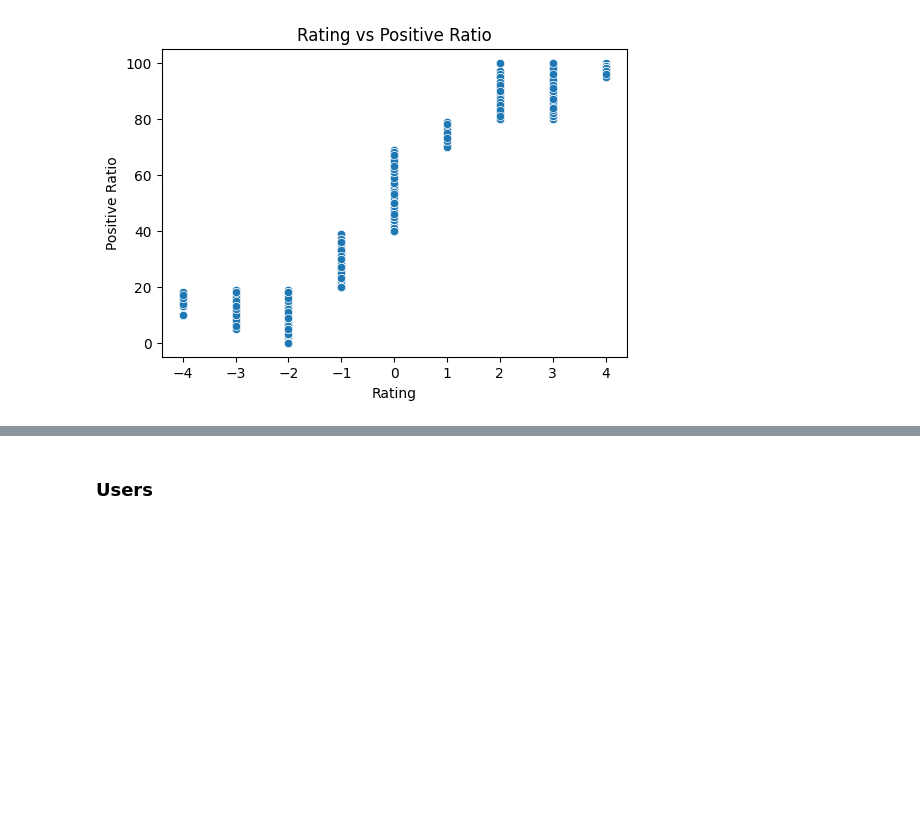
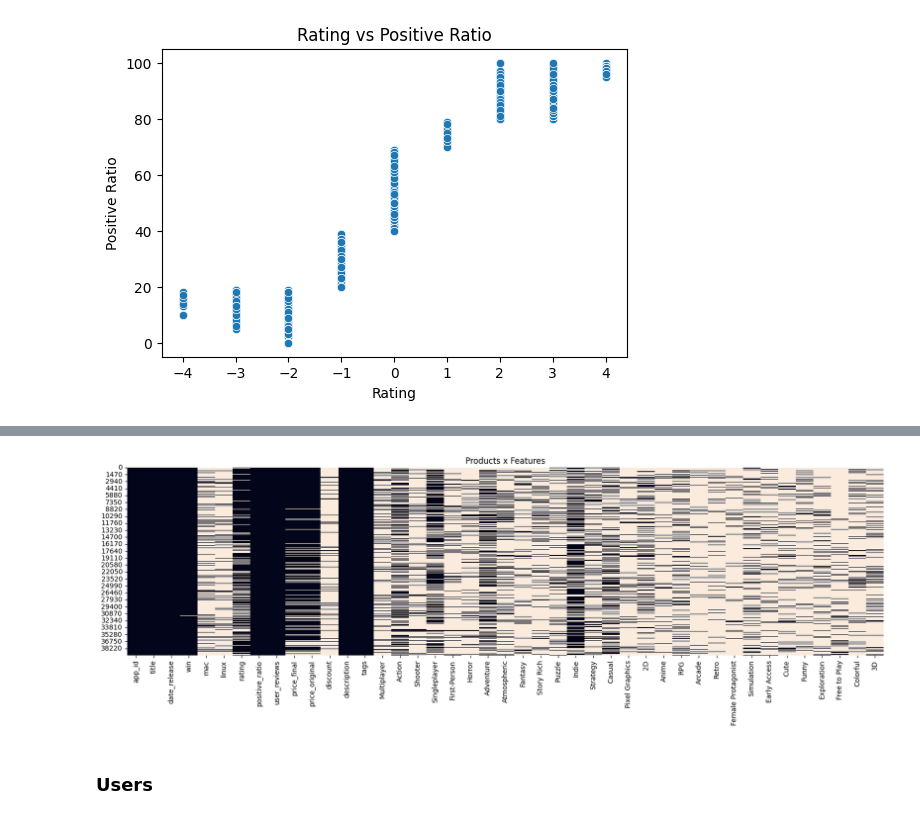
Before and after one commit to slvhuang/DL-Steam-Game-Recommender-System, a Jupyter notebook: 2_eda_feature_eng.ipynb, the cells around one changed output, grey strips where cells are left out. Cells and saved outputs as stored; diff of their text form; code cells hidden in the pictures; blank space fills up the shorter version.

```diff
--- a/2_eda_feature_eng.ipynb
+++ b/2_eda_feature_eng.ipynb
@@ -127,0 +159,9 @@ plt.show()
+# %%
+# get unqiue list of tags from the tags column (list of tags)
+tags = set()
+for tag_list in games_detail_df['tags']:
+    for tag in eval(tag_list):
+        tags.add(tag)
+
+tags = list(tags)
+tags[:10]
@@ -127,0 +183,10 @@ plt.show()
+# %%
+# count the number of tags appeared in each game
+from collections import Counter
+
+tags_counter = Counter()
+
+for tag_list in games_detail_df['tags']:
+    tags_counter.update(eval(tag_list))
+
+tags_counter.most_common(10)
@@ -127,0 +204,4 @@ plt.show()
+# %%
+# select tags that appeared more than 10% of the time
+tags_to_keep = [tag for tag, count in tags_counter.items() if count >= 0.1 * len(games_detail_df)]
+len(tags_to_keep)
@@ -127,0 +230,4 @@ plt.show()
+# %%
+# encode tags_to_keep as binary columns in games_detail_df
+for tag in tags_to_keep:
+    games_detail_df[tag] = games_detail_df['tags'].apply(lambda x: 1 if tag in x else 0)
@@ -127,0 +240,6 @@ plt.show()
+# %%
+fig, ax = plt.subplots(figsize=(20,5))
+sns.heatmap(games_detail_df==0, vmin=0, vmax=1, cbar=False, ax=ax).set_title("Products x Features")
+plt.show()
+# %% [output]
+[figure, added]
```
Also changed, not shown: parts of 26 cells of this notebook.
